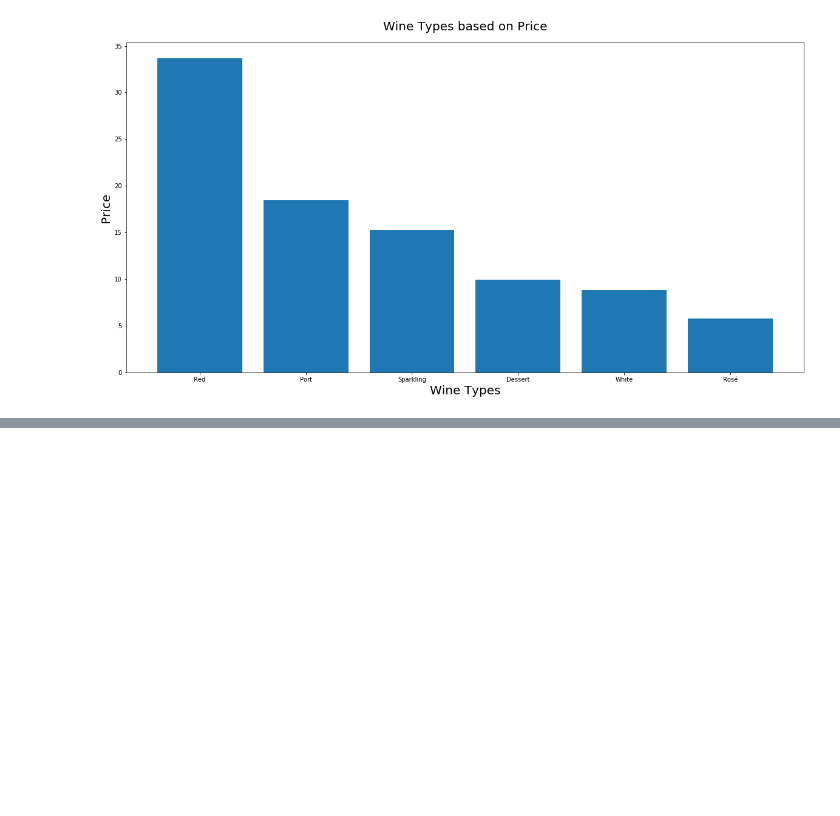
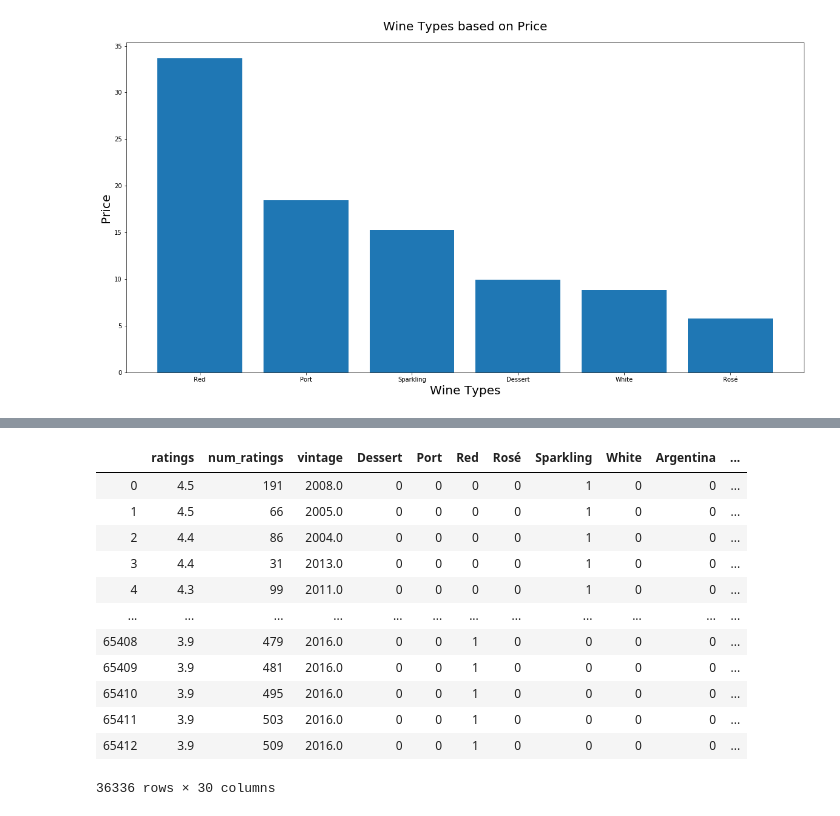
Before and after one commit to yueweng/wine-predictions, a Jupyter notebook: capstone.ipynb, the cells around one changed output, grey strips where cells are left out. Cells and saved outputs as stored; diff of their text form; code cells hidden in the pictures; blank space fills up the shorter version.

```diff
--- a/capstone.ipynb
+++ b/capstone.ipynb
@@ -266,7 +243,21 @@ final_dummy[(final_dummy['price'] == 0.0) & (final_dummy['country'] == 'Spain')]
 # %%
-train_data = final_dummy[(final_dummy['price'] > 0.0) & (final_dummy['vintage'] > 0.0)]
-empty_data = final_dummy[(final_dummy['price'] == 0.0) & (final_dummy['vintage'] == 0.0)]
-X = train_data.drop(columns=['price', 'type', 'grapes', 'id', 'title', 'country'])
-y = train_data['price']
-X
+# train_data = final_dummy[(final_dummy['price'] > 0.0) & (final_dummy['vintage'] > 0.0)]
+# X = train_data.drop(columns=['price', 'type', 'grapes', 'id', 'title', 'country'])
+# y = train_data['price']
+
+X, y = wine.get_train_data(final_dummy)
+# %% [output]
+|  | ratings | num_ratings | vintage | Dessert | Port | Red | Rosé | Sparkling | White | Argentina | ... |
+| 0 | 4.5 | 191 | 2008.0 | 0 | 0 | 0 | 0 | 1 | 0 | 0 | ... |
+| 1 | 4.5 | 66 | 2005.0 | 0 | 0 | 0 | 0 | 1 | 0 | 0 | ... |
+| 2 | 4.4 | 86 | 2004.0 | 0 | 0 | 0 | 0 | 1 | 0 | 0 | ... |
+| 3 | 4.4 | 31 | 2013.0 | 0 | 0 | 0 | 0 | 1 | 0 | 0 | ... |
+| 4 | 4.3 | 99 | 2011.0 | 0 | 0 | 0 | 0 | 1 | 0 | 0 | ... |
+| ... | ... | ... | ... | ... | ... | ... | ... | ... | ... | ... | ... |
+| 65408 | 3.9 | 479 | 2016.0 | 0 | 0 | 1 | 0 | 0 | 0 | 0 | ... |
+| 65409 | 3.9 | 481 | 2016.0 | 0 | 0 | 1 | 0 | 0 | 0 | 0 | ... |
+| 65410 | 3.9 | 495 | 2016.0 | 0 | 0 | 1 | 0 | 0 | 0 | 0 | ... |
+| 65411 | 3.9 | 503 | 2016.0 | 0 | 0 | 1 | 0 | 0 | 0 | 0 | ... |
+| 65412 | 3.9 | 509 | 2016.0 | 0 | 0 | 1 | 0 | 0 | 0 | 0 | ... |
+36336 rows × 30 columns
 # %%
```
Also changed, not shown: parts of 36 cells of this notebook, 12 other files.
